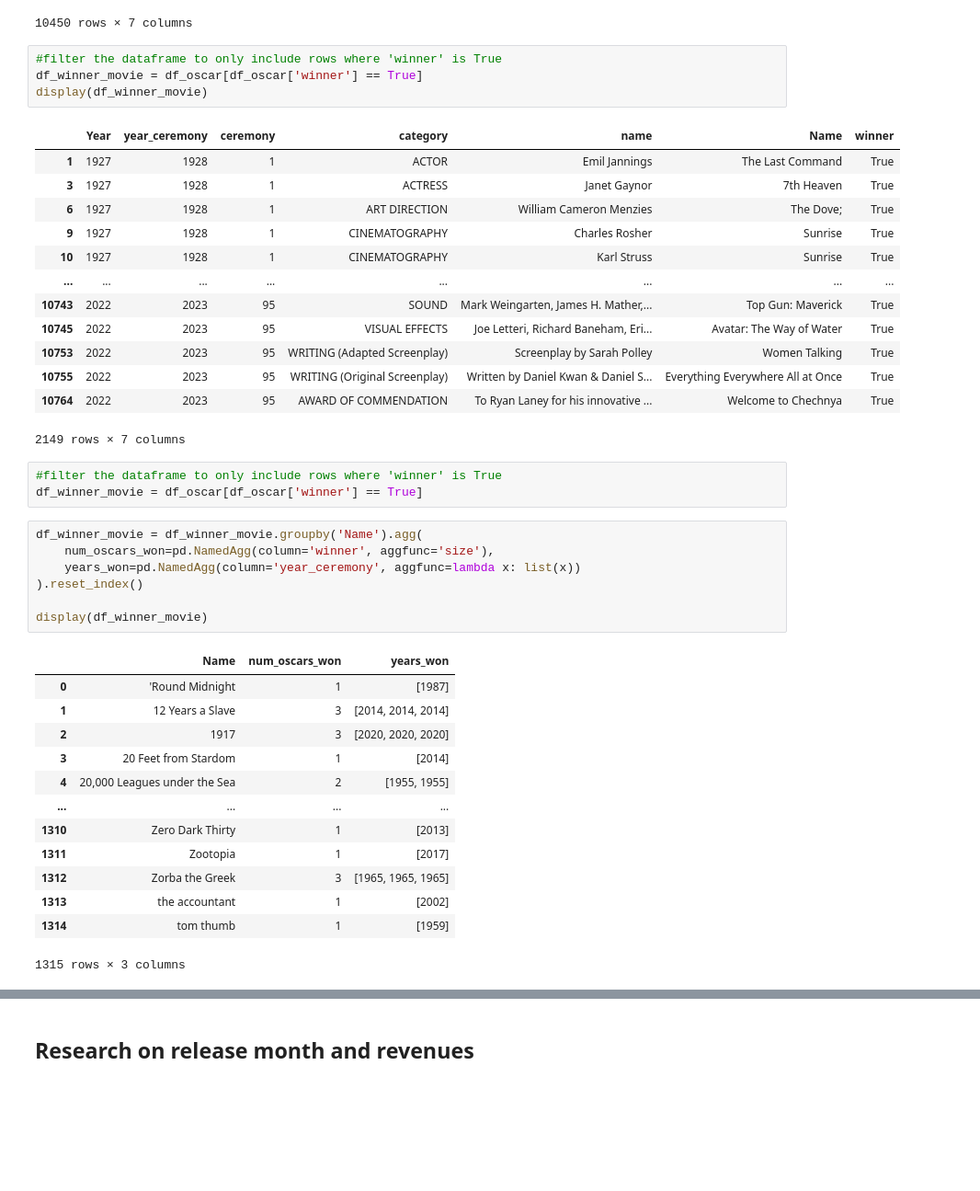
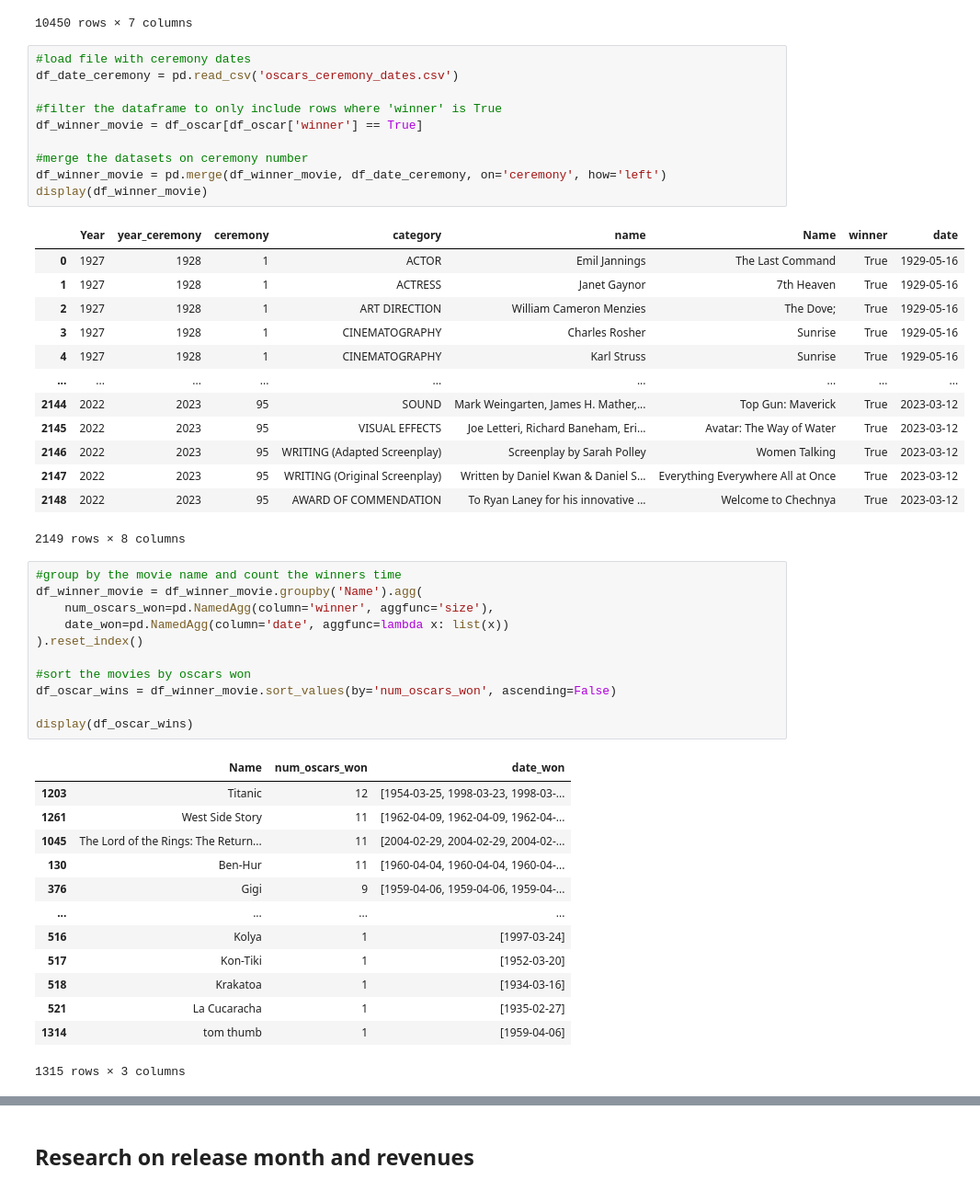
Before and after one commit to epfl-ada/ada-2023-project-deapdatadestroyers, a Jupyter notebook: data_movie_analysis.ipynb, the cells around one changed output, grey strips where cells are left out. Shown at 92% size. Saved outputs shown, nothing was run; the diff lists cells and outputs as text; blank space fills up the shorter version.

Commit message:
merge everything

```diff
--- a/data_movie_analysis.ipynb
+++ b/data_movie_analysis.ipynb
@@ -246,44 +320,51 @@ display(df_oscar)
 | 10764 | 2022 | 2023 | 95 | AWARD OF COMMENDATION | To Ryan Laney for his innovative ... | Welcome to Chechnya | True |
 10450 rows × 7 columns
 # %%
+#load file with ceremony dates
+df_date_ceremony = pd.read_csv('oscars_ceremony_dates.csv')
+
 #filter the dataframe to only include rows where 'winner' is True
 df_winner_movie = df_oscar[df_oscar['winner'] == True]
+
+#merge the datasets on ceremony number
+df_winner_movie = pd.merge(df_winner_movie, df_date_ceremony, on='ceremony', how='left')
 display(df_winner_movie)
 # %% [output]
-|  | Year | year_ceremony | ceremony | category | name | Name | winner |
-| 1 | 1927 | 1928 | 1 | ACTOR | Emil Jannings | The Last Command | True |
-| 3 | 1927 | 1928 | 1 | ACTRESS | Janet Gaynor | 7th Heaven | True |
-| 6 | 1927 | 1928 | 1 | ART DIRECTION | William Cameron Menzies | The Dove; | True |
-| 9 | 1927 | 1928 | 1 | CINEMATOGRAPHY | Charles Rosher | Sunrise | True |
-| 10 | 1927 | 1928 | 1 | CINEMATOGRAPHY | Karl Struss | Sunrise | True |
-| ... | ... | ... | ... | ... | ... | ... | ... |
-| 10743 | 2022 | 2023 | 95 | SOUND | Mark Weingarten, James H. Mather,... | Top Gun: Maverick | True |
-| 10745 | 2022 | 2023 | 95 | VISUAL EFFECTS | Joe Letteri, Richard Baneham, Eri... | Avatar: The Way of Water | True |
-| 10753 | 2022 | 2023 | 95 | WRITING (Adapted Screenplay) | Screenplay by Sarah Polley | Women Talking | True |
-| 10755 | 2022 | 2023 | 95 | WRITING (Original Screenplay) | Written by Daniel Kwan & Daniel S... | Everything Everywhere All at Once | True |
-| 10764 | 2022 | 2023 | 95 | AWARD OF COMMENDATION | To Ryan Laney for his innovative ... | Welcome to Chechnya | True |
+|  | Year | year_ceremony | ceremony | category | name | Name | winner | date |
+| 0 | 1927 | 1928 | 1 | ACTOR | Emil Jannings | The Last Command | True | 1929-05-16 |
+| 1 | 1927 | 1928 | 1 | ACTRESS | Janet Gaynor | 7th Heaven | True | 1929-05-16 |
+| 2 | 1927 | 1928 | 1 | ART DIRECTION | William Cameron Menzies | The Dove; | True | 1929-05-16 |
+| 3 | 1927 | 1928 | 1 | CINEMATOGRAPHY | Charles Rosher | Sunrise | True | 1929-05-16 |
+| 4 | 1927 | 1928 | 1 | CINEMATOGRAPHY | Karl Struss | Sunrise | True | 1929-05-16 |
+| ... | ... | ... | ... | ... | ... | ... | ... | ... |
+| 2144 | 2022 | 2023 | 95 | SOUND | Mark Weingarten, James H. Mather,... | Top Gun: Maverick | True | 2023-03-12 |
+| 2145 | 2022 | 2023 | 95 | VISUAL EFFECTS | Joe Letteri, Richard Baneham, Eri... | Avatar: The Way of Water | True | 2023-03-12 |
+| 2146 | 2022 | 2023 | 95 | WRITING (Adapted Screenplay) | Screenplay by Sarah Polley | Women Talking | True | 2023-03-12 |
+| 2147 | 2022 | 2023 | 95 | WRITING (Original Screenplay) | Written by Daniel Kwan & Daniel S... | Everything Everywhere All at Once | True | 2023-03-12 |
+| 2148 | 2022 | 2023 | 95 | AWARD OF COMMENDATION | To Ryan Laney for his innovative ... | Welcome to Chechnya | True | 2023-03-12 |
-2149 rows × 7 columns
+2149 rows × 8 columns
-# %%
-#filter the dataframe to only include rows where 'winner' is True
-df_winner_movie = df_oscar[df_oscar['winner'] == True]
 # %%
+#group by the movie name and count the winners time
 df_winner_movie = df_winner_movie.groupby('Name').agg(
     num_oscars_won=pd.NamedAgg(column='winner', aggfunc='size'),
-    years_won=pd.NamedAgg(column='year_ceremony', aggfunc=lambda x: list(x))
+    date_won=pd.NamedAgg(column='date', aggfunc=lambda x: list(x))
 ).reset_index()
 
-display(df_winner_movie)
+#sort the movies by oscars won
+df_oscar_wins = df_winner_movie.sort_values(by='num_oscars_won', ascending=False)
+
+display(df_oscar_wins)
 # %% [output]
-|  | Name | num_oscars_won | years_won |
-| 0 | 'Round Midnight | 1 | [1987] |
-| 1 | 12 Years a Slave | 3 | [2014, 2014, 2014] |
-| 2 | 1917 | 3 | [2020, 2020, 2020] |
-| 3 | 20 Feet from Stardom | 1 | [2014] |
-| 4 | 20,000 Leagues under the Sea | 2 | [1955, 1955] |
+|  | Name | num_oscars_won | date_won |
+| 1203 | Titanic | 12 | [1954-03-25, 1998-03-23, 1998-03-... |
+| 1261 | West Side Story | 11 | [1962-04-09, 1962-04-09, 1962-04-... |
+| 1045 | The Lord of the Rings: The Return... | 11 | [2004-02-29, 2004-02-29, 2004-02-... |
+| 130 | Ben-Hur | 11 | [1960-04-04, 1960-04-04, 1960-04-... |
+| 376 | Gigi | 9 | [1959-04-06, 1959-04-06, 1959-04-... |
 | ... | ... | ... | ... |
-| 1310 | Zero Dark Thirty | 1 | [2013] |
-| 1311 | Zootopia | 1 | [2017] |
-| 1312 | Zorba the Greek | 3 | [1965, 1965, 1965] |
-| 1313 | the accountant | 1 | [2002] |
-| 1314 | tom thumb | 1 | [1959] |
+| 516 | Kolya | 1 | [1997-03-24] |
+| 517 | Kon-Tiki | 1 | [1952-03-20] |
+| 518 | Krakatoa | 1 | [1934-03-16] |
+| 521 | La Cucaracha | 1 | [1935-02-27] |
+| 1314 | tom thumb | 1 | [1959-04-06] |
 1315 rows × 3 columns
```
Also changed, not shown: parts of 9 cells of this notebook.
